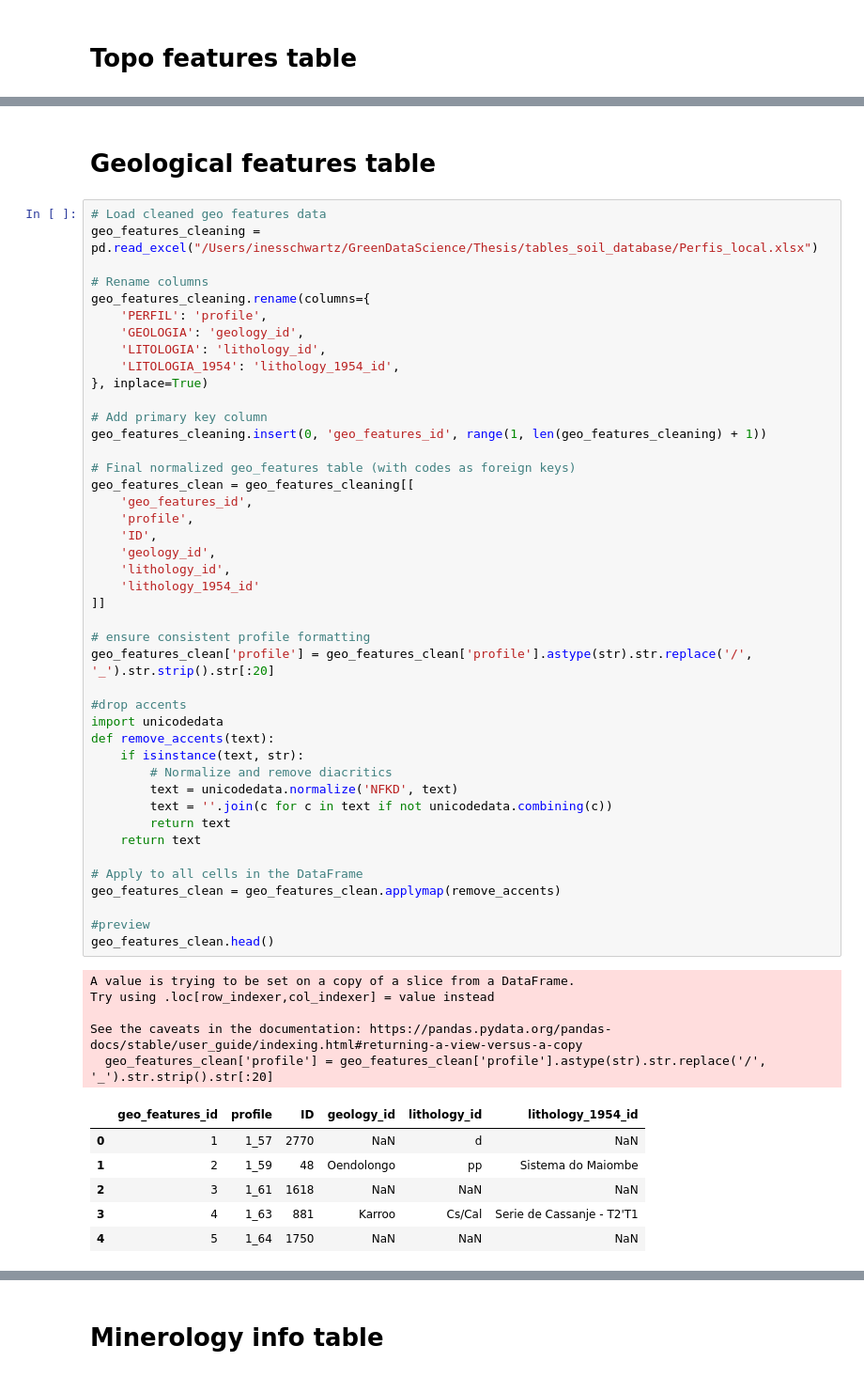
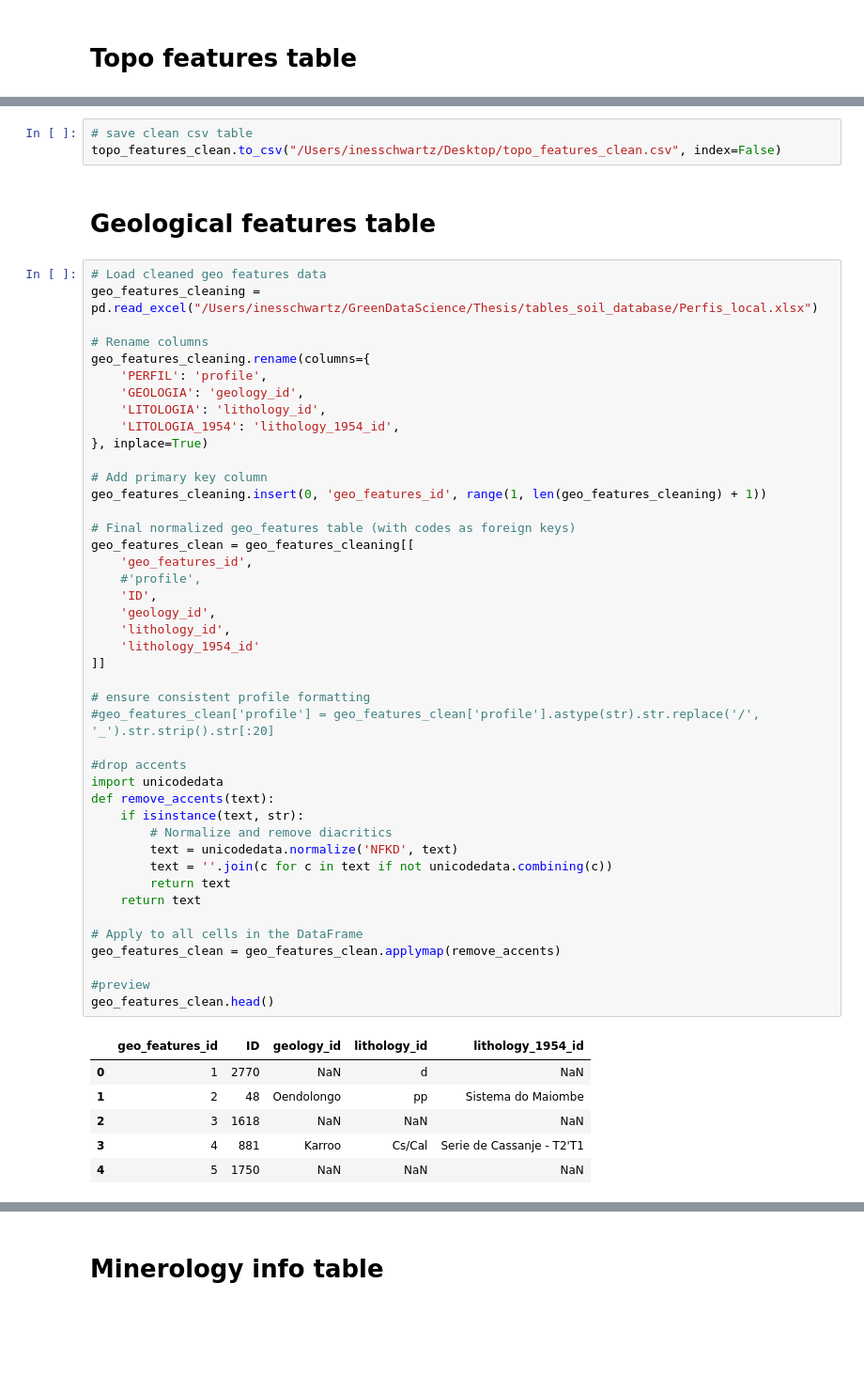
Before and after one commit to inesschwartz/ThesisSoilAngola, a Jupyter notebook: data_cleaning/updated_datacleaning.ipynb, the cells around one changed output, grey strips where cells are left out. Shown: that part at 94% size. Drawn from its saved outputs; the diff is of its cells as text; blank space fills up the shorter version.

```diff
--- a/data_cleaning/updated_datacleaning.ipynb
+++ b/data_cleaning/updated_datacleaning.ipynb
@@ -1496,3 +1498,6 @@ topo_features_clean.head()
+# %%
+# save clean csv table
+topo_features_clean.to_csv("/Users/inesschwartz/Desktop/topo_features_clean.csv", index=False)
 # %% [markdown]
 # Geological features table
 # %%
@@ -1510,43 +1515,38 @@ geo_features_cleaning.rename(columns={
 # Add primary key column
 geo_features_cleaning.insert(0, 'geo_features_id', range(1, len(geo_features_cleaning) + 1))
 
 # Final normalized geo_features table (with codes as foreign keys)
 geo_features_clean = geo_features_cleaning[[
     'geo_features_id',
-    'profile',
+    #'profile',
     'ID',
     'geology_id',
     'lithology_id',
     'lithology_1954_id'
 ]]
 
 # ensure consistent profile formatting
-geo_features_clean['profile'] = geo_features_clean['profile'].astype(str).str.replace('/', '_').str.strip().str[:20]
+#geo_features_clean['profile'] = geo_features_clean['profile'].astype(str).str.replace('/', '_').str.strip().str[:20]
 
 #drop accents
 import unicodedata
 def remove_accents(text):
     if isinstance(text, str):
         # Normalize and remove diacritics
         text = unicodedata.normalize('NFKD', text)
         text = ''.join(c for c in text if not unicodedata.combining(c))
         return text
     return text
 
 # Apply to all cells in the DataFrame
 geo_features_clean = geo_features_clean.applymap(remove_accents)
 
 #preview
 geo_features_clean.head()
 # %% [output]
-A value is trying to be set on a copy of a slice from a DataFrame.
-Try using .loc[row_indexer,col_indexer] = value instead
-
-See the caveats in the documentation: https://pandas.pydata.org/pandas-docs/stable/user_guide/indexing.html#returning-a-view-versus-a-copy
-  geo_features_clean['profile'] = geo_features_clean['profile'].astype(str).str.replace('/', '_').str.strip().str[:20]
-|  | geo_features_id | profile | ID | geology_id | lithology_id | lithology_1954_id |
-| 0 | 1 | 1_57 | 2770 | NaN | d | NaN |
-| 1 | 2 | 1_59 | 48 | Oendolongo | pp | Sistema do Maiombe |
-| 2 | 3 | 1_61 | 1618 | NaN | NaN | NaN |
-| 3 | 4 | 1_63 | 881 | Karroo | Cs/Cal | Serie de Cassanje - T2'T1 |
-| 4 | 5 | 1_64 | 1750 | NaN | NaN | NaN |
+|  | geo_features_id | ID | geology_id | lithology_id | lithology_1954_id |
+| 0 | 1 | 2770 | NaN | d | NaN |
+| 1 | 2 | 48 | Oendolongo | pp | Sistema do Maiombe |
+| 2 | 3 | 1618 | NaN | NaN | NaN |
+| 3 | 4 | 881 | Karroo | Cs/Cal | Serie de Cassanje - T2'T1 |
+| 4 | 5 | 1750 | NaN | NaN | NaN |
```
Also changed, not shown: parts of 6 cells of this notebook.
